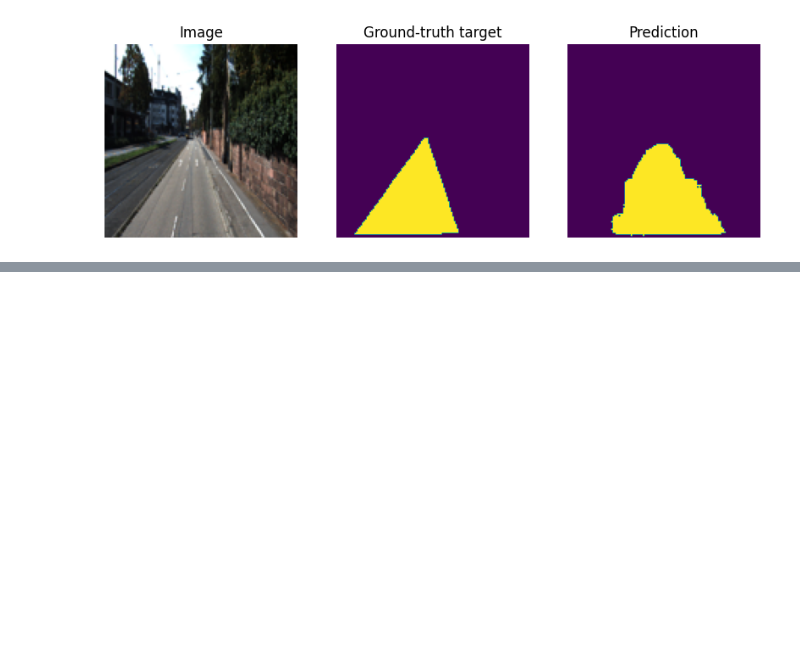
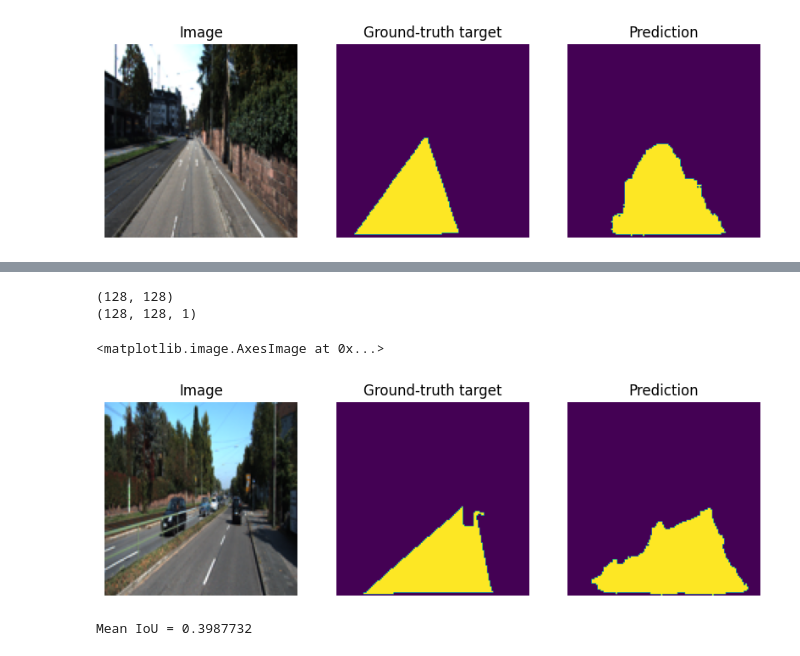
Before and after one commit to dut0817/roadsegmentation, a Jupyter notebook: roadsegmen.ipynb, the cells around one changed output, grey strips where cells are left out. Saved outputs shown, nothing was run; the diff lists cells and outputs as text; code cells hidden in the pictures; blank space fills up the shorter version.

```diff
--- a/roadsegmen.ipynb
+++ b/roadsegmen.ipynb
@@ -361,0 +418,8 @@ Mean IoU = 0.7488311
+# %%
+model_fine_tune = keras.models.load_model("./models/finetuningmodel.keras")
+# %%
+i = 1
+test_image = X_test[i]
+ground_truth_mask = (y_test[i])
+# %%
+mask2 = model_fine_tune.predict(np.expand_dims(test_image, 0))[0]
@@ -361,0 +428,39 @@ Mean IoU = 0.7488311
+# %%
+# convert mask to 2d array by taking the argmax of the predictions
+mask_reshaped = np.argmax(mask2, axis=-1)
+print(mask_reshaped.shape)
+# extend the dimensions of the mask to be 3d -
+# this is actually not needed for visualization
+# and done here just so that the shape is the same as the target, for esthetics only
+mask_reshaped = np.expand_dims(mask_reshaped, -1)
+print(mask_reshaped.shape)
+# %% [output]
+(128, 128)
+(128, 128, 1)
+# %%
+plt.figure(figsize=(10, 10))
+plt.subplot(1, 3, 1)
+plt.title("Image")
+plt.axis("off")
+plt.imshow(array_to_img(test_image))
+plt.subplot(1, 3, 2)
+plt.title("Ground-truth target")
+plt.axis("off")
+plt.imshow(ground_truth_mask)
+plt.subplot(1, 3, 3)
+plt.title("Prediction")
+plt.axis("off")
+plt.imshow(mask_reshaped)
+# %% [output]
+<matplotlib.image.AxesImage at 0x...>
+[figure, added]
+# %%
+from tensorflow.keras.metrics import MeanIoU
+
+n_classes = 3
+IOU_keras = MeanIoU(num_classes=n_classes)
+
+IOU_keras.update_state(ground_truth_mask, mask_reshaped)
+print("Mean IoU =", IOU_keras.result().numpy())
+# %% [output]
+Mean IoU = 0.3987732
```
Also changed, not shown: parts of 47 cells of this notebook, 1 other file.
